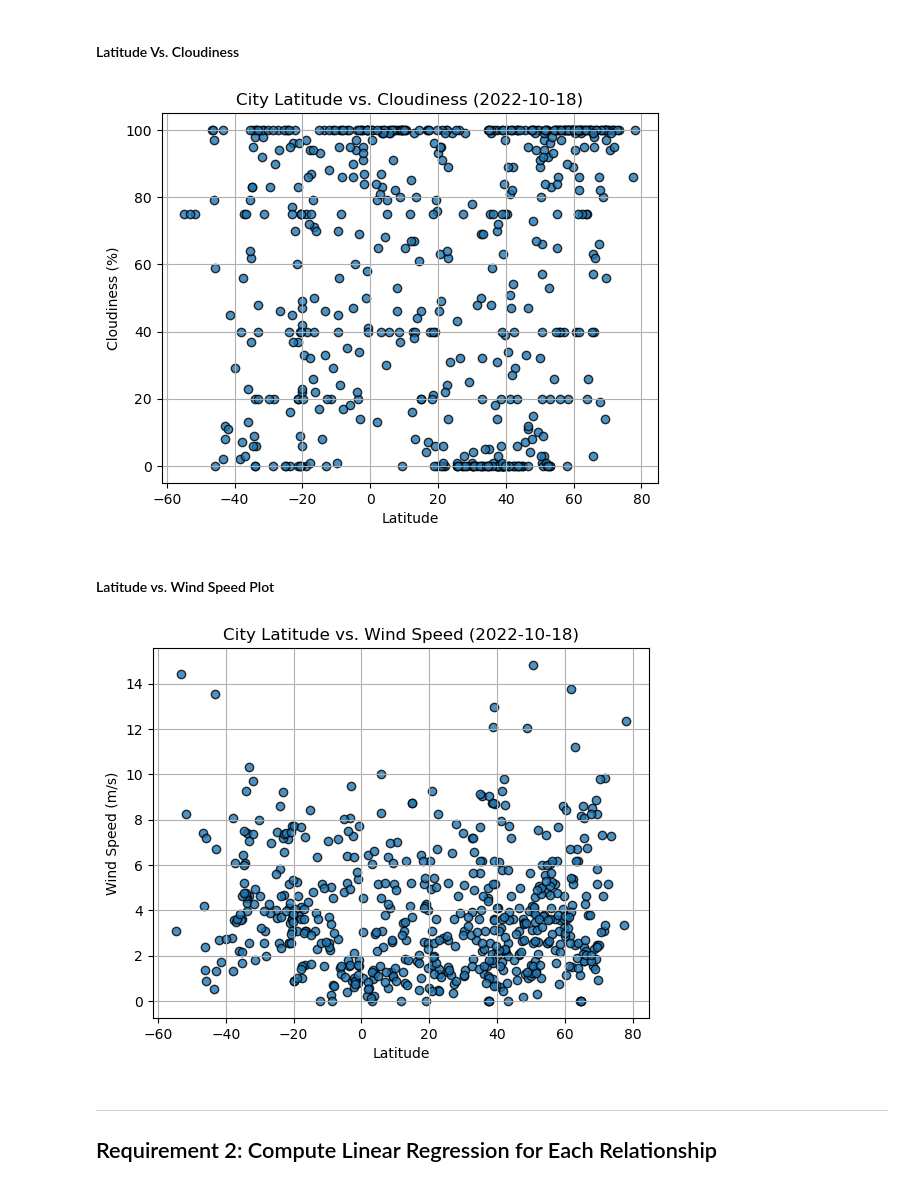
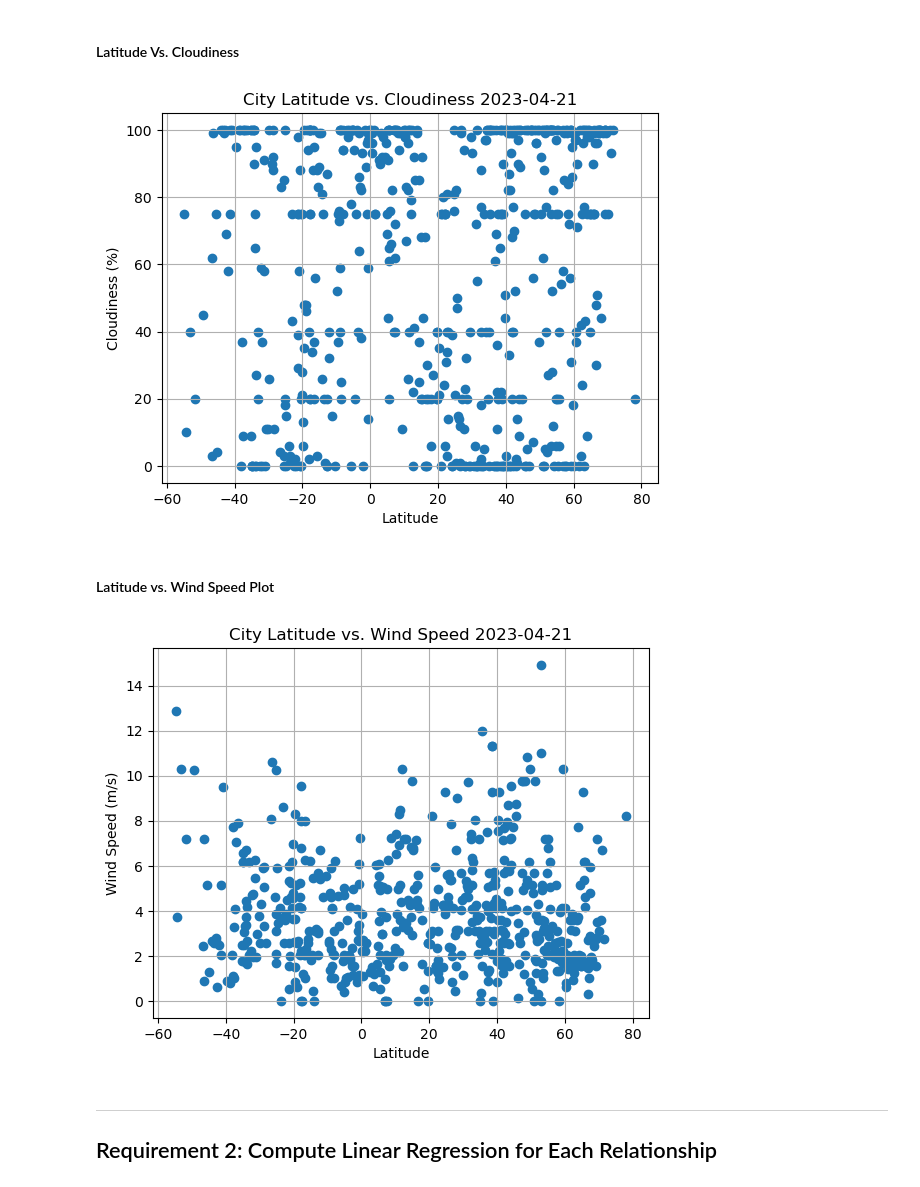
Before and after one commit to m-lohr/python-api-challenge, a Jupyter notebook: WeatherPy/WeatherPy.ipynb, the cells around one changed output. Cells and saved outputs as stored; diff of their text form; code cells hidden in the pictures.

```diff
--- a/WeatherPy/WeatherPy.ipynb
+++ b/WeatherPy/WeatherPy.ipynb
@@ -231,10 +236,15 @@ plt.show()
 #### Latitude Vs. Cloudiness
 # %%
 # Build the scatter plots for latitude vs. cloudiness
-# YOUR CODE HERE
+x = city_data_df["Lat"]
+y = city_data_df["Cloudiness"]
+plt.scatter(x, y)
 
 # Incorporate the other graph properties
-# YOUR CODE HERE
+plt.xlabel("Latitude")
+plt.ylabel("Cloudiness (%)")
+plt.title(f"City Latitude vs. Cloudiness {plot_date}")
+plt.grid()
 
 # Save the figure
 plt.savefig("output_data/Fig3.png")
@@ -242,23 +252,29 @@ plt.savefig("output_data/Fig3.png")
 # Show plot
 plt.show()
 # %% [output]
-[figure, old version]
+[figure, new version]
 # %% [markdown]
 #### Latitude vs. Wind Speed Plot
 # %%
 # Build the scatter plots for latitude vs. wind speed
-# YOUR CODE HERE
+x = city_data_df["Lat"]
+y = city_data_df["Wind Speed"]
+plt.scatter(x, y)
 
 # Incorporate the other graph properties
-# YOUR CODE HERE
+plt.xlabel("Latitude")
+plt.ylabel("Wind Speed (m/s)")
+plt.title(f"City Latitude vs. Wind Speed {plot_date}")
+#plt.marker(markeredgecolor="black")
+plt.grid()
 
 # Save the figure
 plt.savefig("output_data/Fig4.png")
 
 # Show plot
 plt.show()
 # %% [output]
-[figure, old version]
+[figure, new version]
 # %% [markdown]
 ---
 
```
Also changed, not shown: parts of 7 cells of this notebook, 4 other files.
